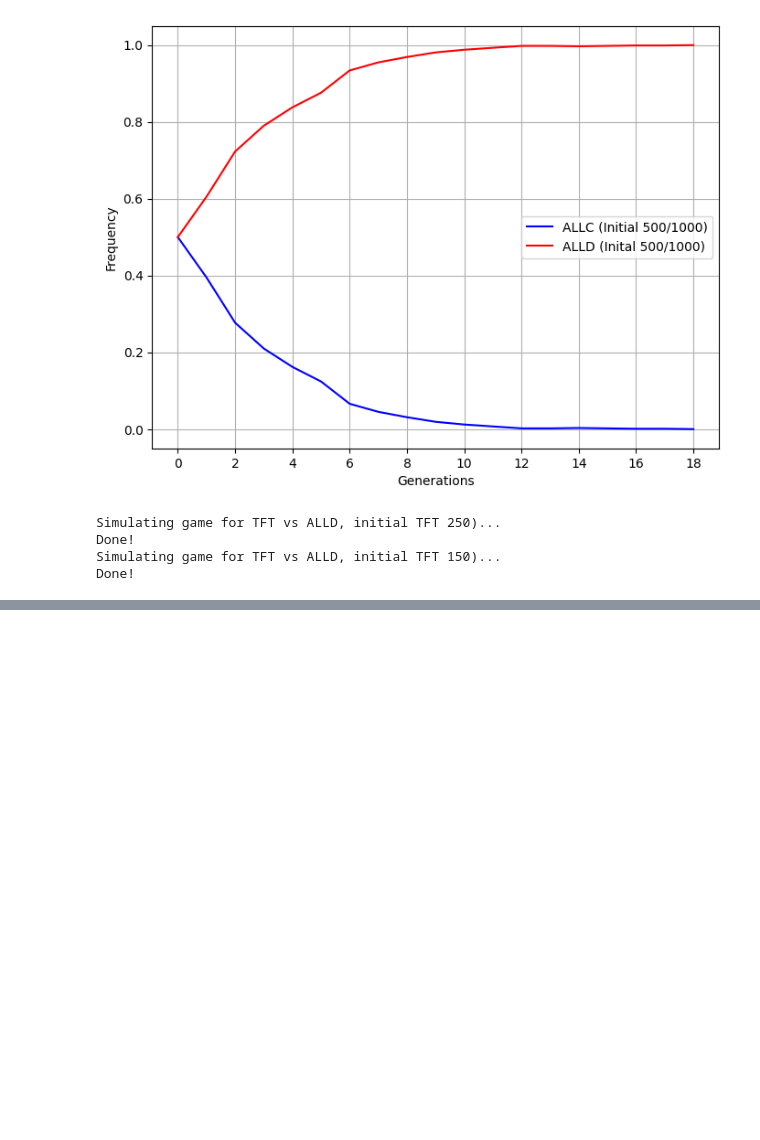
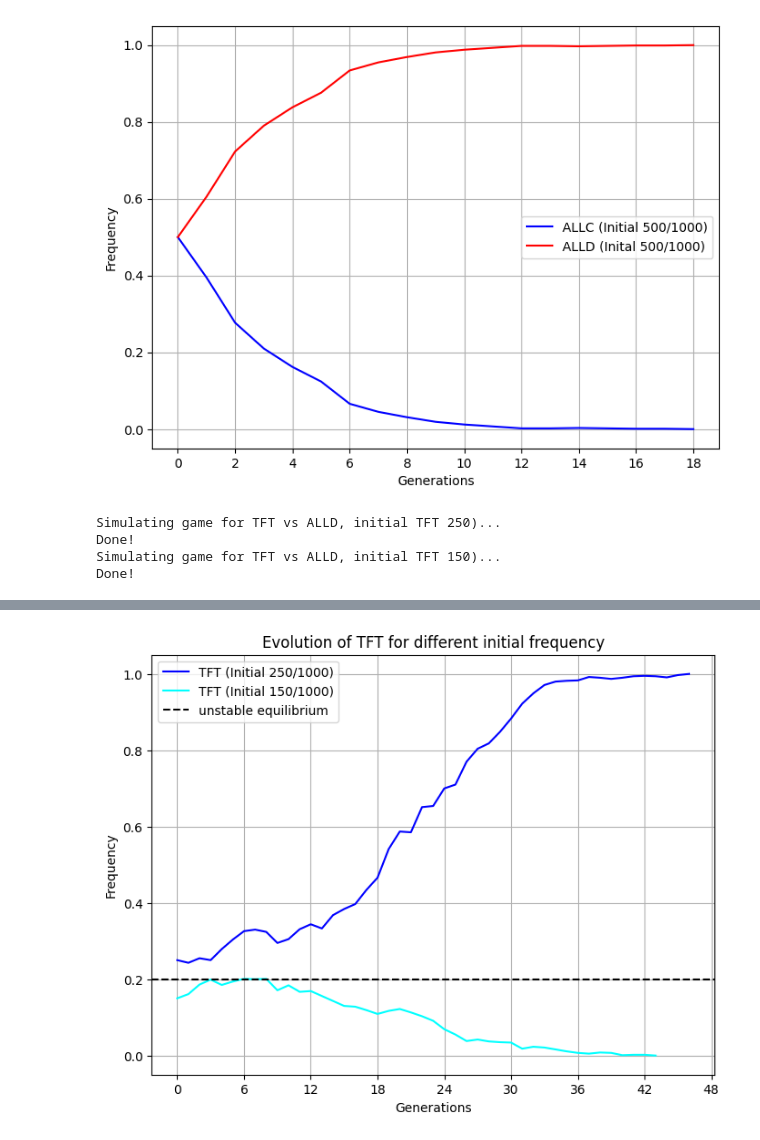
Before and after one commit to AbhiMondal7/PH4209, a Jupyter notebook: Codes/Assignment5.ipynb, the cells around one changed output, grey strips where cells are left out. Saved outputs shown, nothing was run; the diff lists cells and outputs as text; code cells hidden in the pictures; blank space fills up the shorter version.

```diff
--- a/Codes/Assignment5.ipynb
+++ b/Codes/Assignment5.ipynb
@@ -172,0 +205,19 @@ plt.show()
+# %%
+plt.figure(figsize=(8, 6))
+
+plt.plot(freq_TFT_Q2, label="TFT (Initial 250/1000)", color='blue')
+# plt.plot(freq_ALLD_Q2, label="ALLD (Inital 750/1000)", color='red')
+plt.plot(freq_TFT_Q3, label="TFT (Initial 150/1000)", color='cyan')
+# plt.plot(freq_ALLD_Q3, label="ALLD (Inital 850/1000)", color='orange')
+
+plt.axhline(y=0.2, color='black', linestyle='--', label='unstable equilibrium')
+
+plt.xlabel("Generations")
+plt.ylabel("Frequency")
+plt.title("Evolution of TFT for different initial frequency")
+plt.gca().xaxis.set_major_locator(MaxNLocator(integer=True))
+plt.legend(loc = "best")
+plt.grid(True)
+plt.show()
+# %% [output]
+[figure, added]
```
Also changed, not shown: parts of 4 cells of this notebook.
